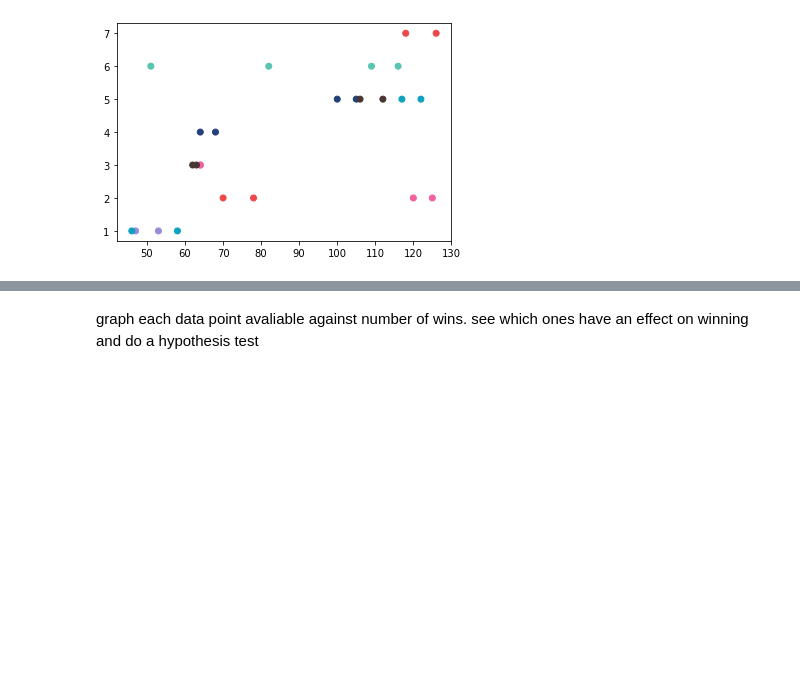
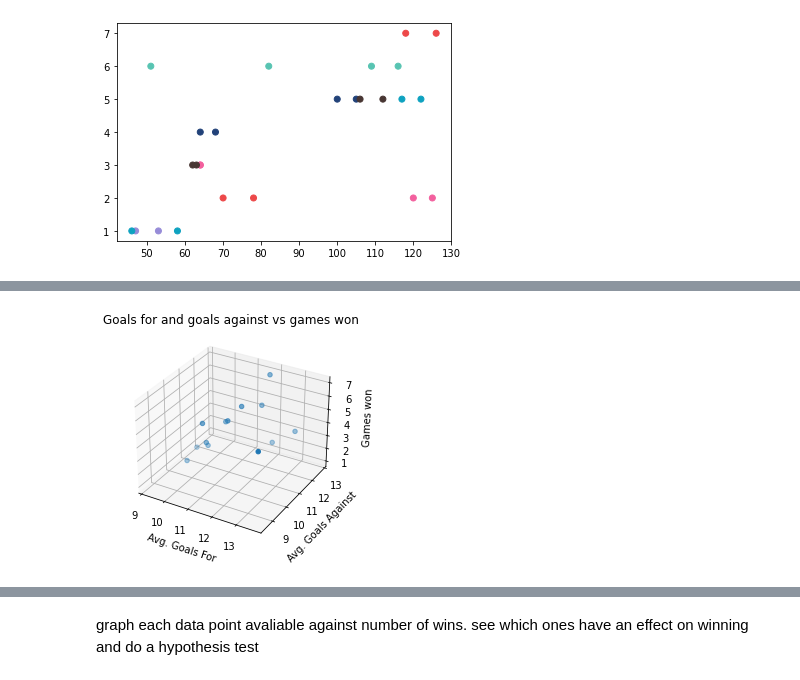
Before and after one commit to jpperret/how-to-win-pll-games, a Jupyter notebook: notebooks/320Final.ipynb, the cells around one changed output, grey strips where cells are left out. Saved outputs shown, nothing was run; the diff lists cells and outputs as text; code cells hidden in the pictures; blank space fills up the shorter version.

```diff
--- a/notebooks/320Final.ipynb
+++ b/notebooks/320Final.ipynb
@@ -209 +225,11 @@ plt.legend()
+# %%
+ax = plt.axes(projection ="3d")
+ax.scatter(standings.GF/(standings.W+standings.L), standings.GA/(standings.W+standings.L), standings.W)
+plt.title("Goals for and goals against vs games won")
+ax.set_xlabel("Avg. Goals For")
+ax.set_ylabel("Avg. Goals Against")
+ax.set_zlabel("Games won")
+plt.show()
+# %% [output]
+[figure, added]
 # %% [markdown]
```
Also changed, not shown: parts of 21 cells of this notebook, 1 other file.
